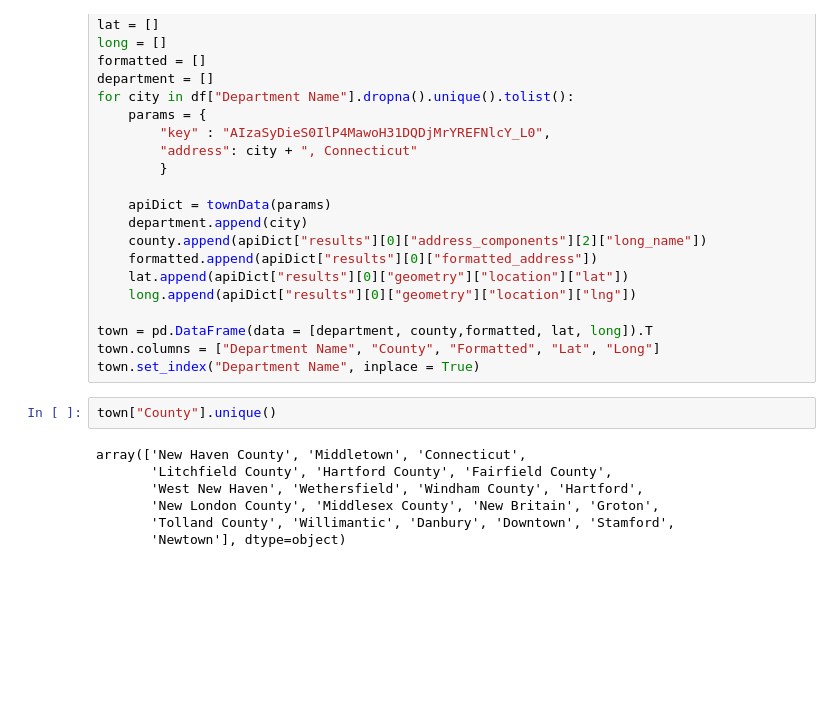
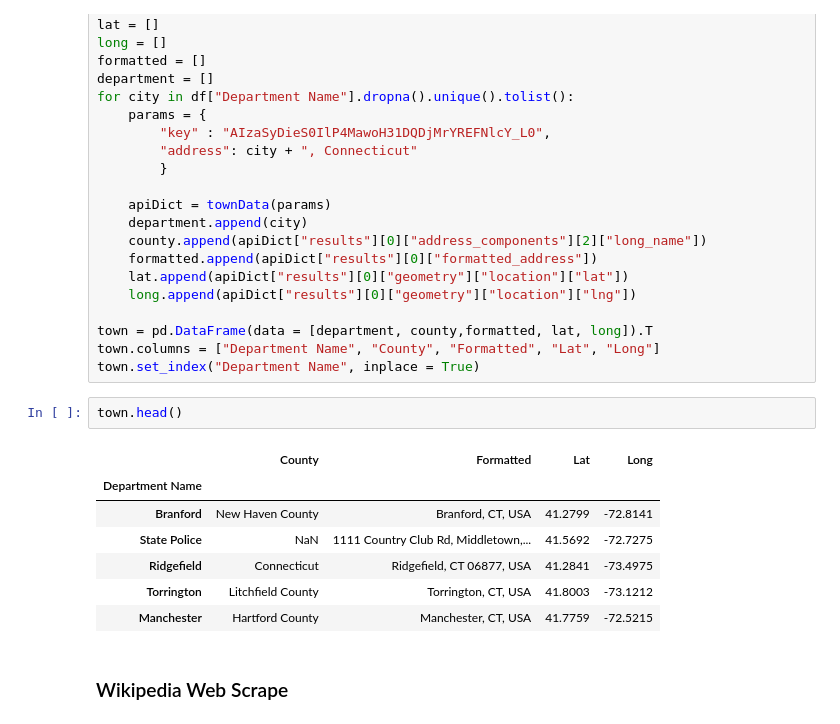
Before and after one commit to aaharrison/GeneralAssembly, a Jupyter notebook: Capstone/Traffic Stop Capstone Analysis.ipynb, the cells around one changed output. Drawn from its saved outputs; the diff is of its cells as text; blank space fills up the shorter version.

Commit message:
April 8th Update / Web Scrape

```diff
--- a/Capstone/Traffic Stop Capstone Analysis.ipynb
+++ b/Capstone/Traffic Stop Capstone Analysis.ipynb
@@ -871,12 +871,15 @@ for city in df["Department Name"].dropna().unique().tolist():
 town = pd.DataFrame(data = [department, county,formatted, lat, long]).T
 town.columns = ["Department Name", "County", "Formatted", "Lat", "Long"]
 town.set_index("Department Name", inplace = True)
-# %%
-town["County"].unique()
-# %% [output]
-array(['New Haven County', 'Middletown', 'Connecticut',
-       'Litchfield County', 'Hartford County', 'Fairfield County',
-       'West New Haven', 'Wethersfield', 'Windham County', 'Hartford',
-       'New London County', 'Middlesex County', 'New Britain', 'Groton',
-       'Tolland County', 'Willimantic', 'Danbury', 'Downtown', 'Stamford',
-       'Newtown'], dtype=object)
+# %%
+town.head()
+# %% [output]
+|  | County | Formatted | Lat | Long |
+| Department Name |  |  |  |  |
+| Branford | New Haven County | Branford, CT, USA | 41.2799 | -72.8141 |
+| State Police | NaN | 1111 Country Club Rd, Middletown,... | 41.5692 | -72.7275 |
+| Ridgefield | Connecticut | Ridgefield, CT 06877, USA | 41.2841 | -73.4975 |
+| Torrington | Litchfield County | Torrington, CT, USA | 41.8003 | -73.1212 |
+| Manchester | Hartford County | Manchester, CT, USA | 41.7759 | -72.5215 |
+# %% [markdown]
+### Wikipedia Web Scrape
```
Also changed, not shown: parts of 2 cells of this notebook.
